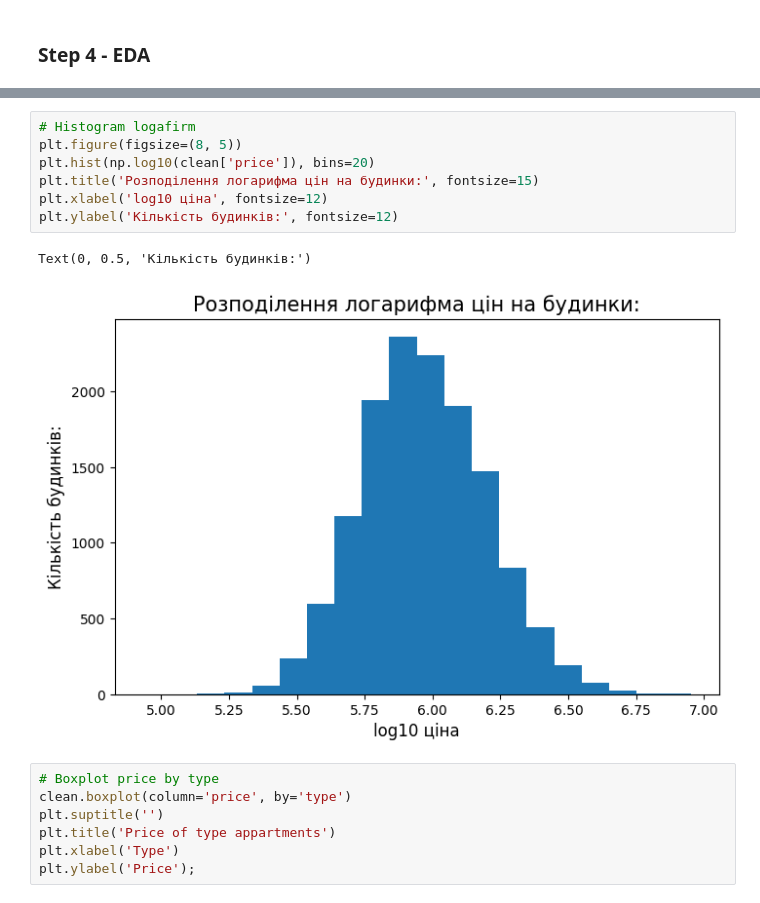
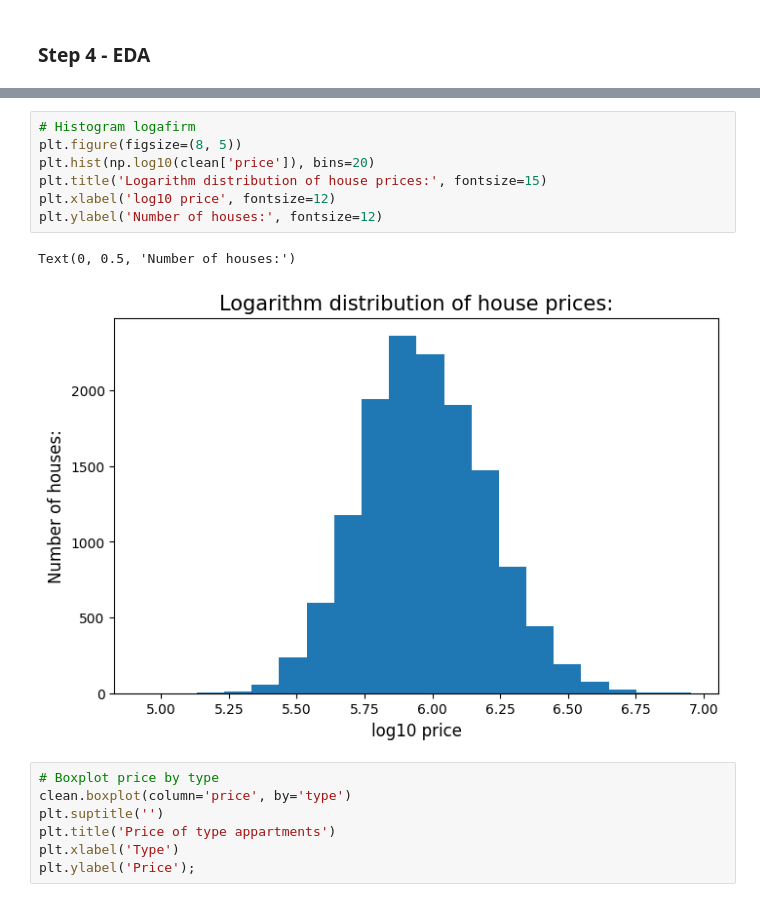
Before and after one commit to zzzer0-wav/Melbourne_Housing, a Jupyter notebook: notebooks/melbourne_housing.ipynb, the cells around one changed output, grey strips where cells are left out. Drawn from its saved outputs; the diff is of its cells as text.

```diff
--- a/notebooks/melbourne_housing.ipynb
+++ b/notebooks/melbourne_housing.ipynb
@@ -240,13 +240,13 @@ plt.ylabel("Кількість будинків", fontsize=12);
 # %%
 # Histogram logafirm
 plt.figure(figsize=(8, 5))
 plt.hist(np.log10(clean['price']), bins=20)
-plt.title('Розподілення логарифма цін на будинки:', fontsize=15)
-plt.xlabel('log10 ціна', fontsize=12)
-plt.ylabel('Кількість будинків:', fontsize=12)
+plt.title('Logarithm distribution of house prices:', fontsize=15)
+plt.xlabel('log10 price', fontsize=12)
+plt.ylabel('Number of houses:', fontsize=12)
 # %% [output]
-Text(0, 0.5, 'Кількість будинків:')
+Text(0, 0.5, 'Number of houses:')
-[figure, old version]
+[figure, new version]
 # %%
 # Boxplot price by type
 clean.boxplot(column='price', by='type')
```
Also changed, not shown: parts of 6 cells of this notebook.
